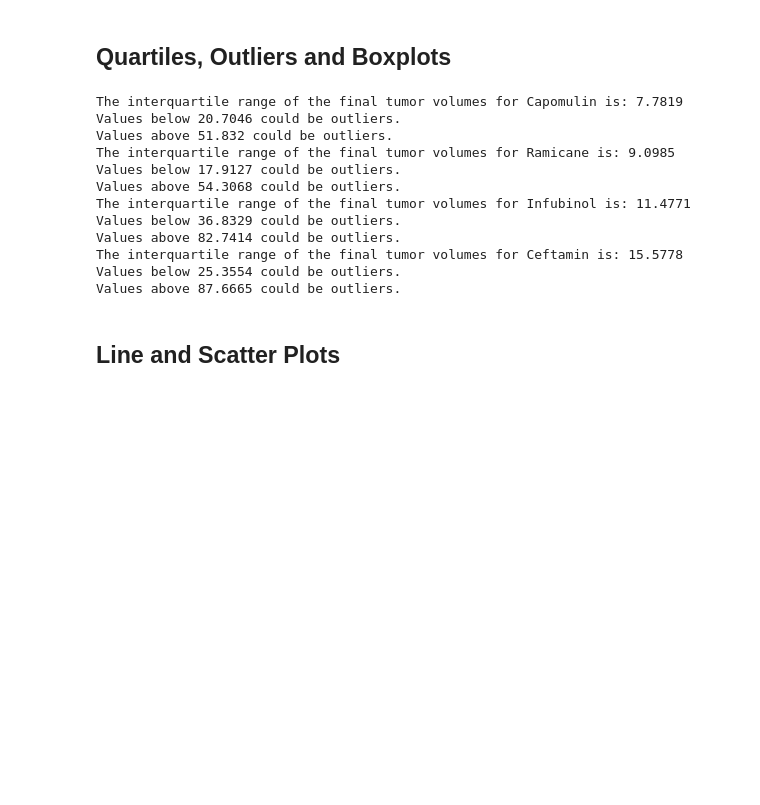
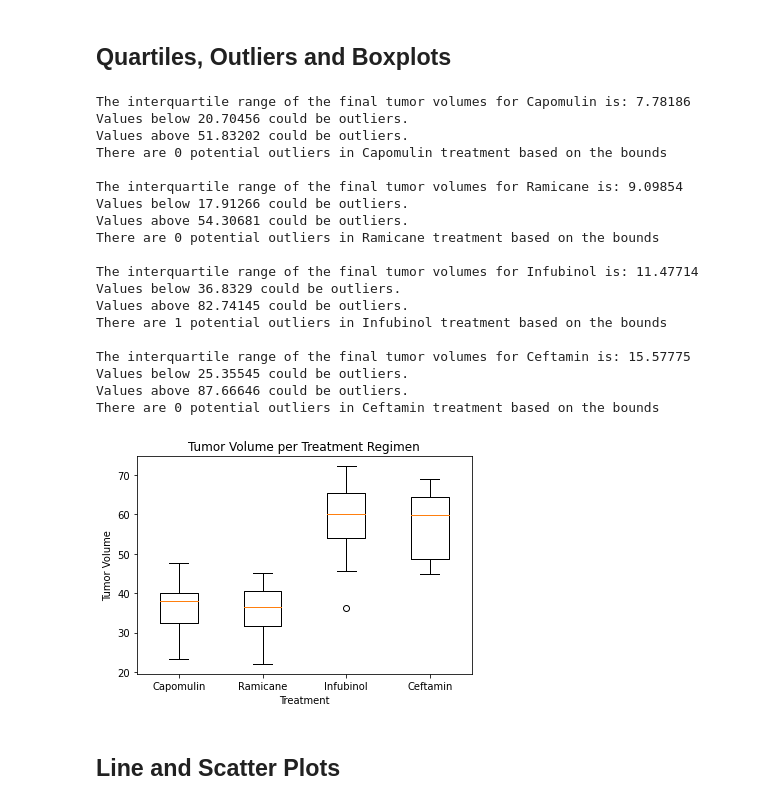
Before and after one commit to thallegacy/matplotlib-challenge, a Jupyter notebook: pymaceuticals_LR.ipynb, the cells around one changed output. Drawn from its saved outputs; the diff is of its cells as text; code cells hidden in the pictures; blank space fills up the shorter version.

Commit message:
boxplot for the final tumor volumes

```diff
--- a/pymaceuticals_LR.ipynb
+++ b/pymaceuticals_LR.ipynb
@@ -229,24 +229,47 @@ for x in treatments:
     lower_bound = lowerq - (1.5*iqr)
     upper_bound = upperq + (1.5*iqr)
 
-    print(f"The interquartile range of the final tumor volumes for {x} is: {round(iqr,4)}")
-    print(f"Values below {round(lower_bound,4)} could be outliers.")
-    print(f"Values above {round(upper_bound,4)} could be outliers.")
+    print(f"The interquartile range of the final tumor volumes for {x} is: {round(iqr,5)}")
+    print(f"Values below {round(lower_bound,5)} could be outliers.")
+    print(f"Values above {round(upper_bound,5)} could be outliers.")
+
+    #Count the outliers of the above and below the upper bounds.
+    outliers = (locate_tp_data["Tumor Volume (mm3)"].loc[(locate_tp_data['Tumor Volume (mm3)'] >= upper_bound) |
+                                        (locate_tp_data['Tumor Volume (mm3)'] <= lower_bound)]).count()
+
+    print(f"There are {outliers} potential outliers in {x} treatment based on the bounds")
+    print("")
 # %% [output]
-The interquartile range of the final tumor volumes for Capomulin is: 7.7819
-Values below 20.7046 could be outliers.
-Values above 51.832 could be outliers.
-The interquartile range of the final tumor volumes for Ramicane is: 9.0985
-Values below 17.9127 could be outliers.
-Values above 54.3068 could be outliers.
-The interquartile range of the final tumor volumes for Infubinol is: 11.4771
+The interquartile range of the final tumor volumes for Capomulin is: 7.78186
+Values below 20.70456 could be outliers.
+Values above 51.83202 could be outliers.
+There are 0 potential outliers in Capomulin treatment based on the bounds
+
+The interquartile range of the final tumor volumes for Ramicane is: 9.09854
+Values below 17.91266 could be outliers.
+Values above 54.30681 could be outliers.
+There are 0 potential outliers in Ramicane treatment based on the bounds
+
+The interquartile range of the final tumor volumes for Infubinol is: 11.47714
 Values below 36.8329 could be outliers.
-Values above 82.7414 could be outliers.
-The interquartile range of the final tumor volumes for Ceftamin is: 15.5778
-Values below 25.3554 could be outliers.
-Values above 87.6665 could be outliers.
+Values above 82.74145 could be outliers.
+There are 1 potential outliers in Infubinol treatment based on the bounds
+
+The interquartile range of the final tumor volumes for Ceftamin is: 15.57775
+Values below 25.35545 could be outliers.
+Values above 87.66646 could be outliers.
+There are 0 potential outliers in Ceftamin treatment based on the bounds
 # %%
 # Generate a box plot of the final tumor volume of each mouse across four regimens of interest
+fig1, ax1 = plt.subplots()
+ax1.set_title("Tumor Volume per Treatment Regimen")
+ax1.set_xlabel("Treatment")
+ax1.set_ylabel("Tumor Volume")
+ax1.boxplot(tumor_vol_ls)
+plt.xticks([1, 2, 3, 4], treatments)
+plt.show()
+# %% [output]
+[figure, added]
 # %% [markdown]
 ## Line and Scatter Plots
 # %%
```
